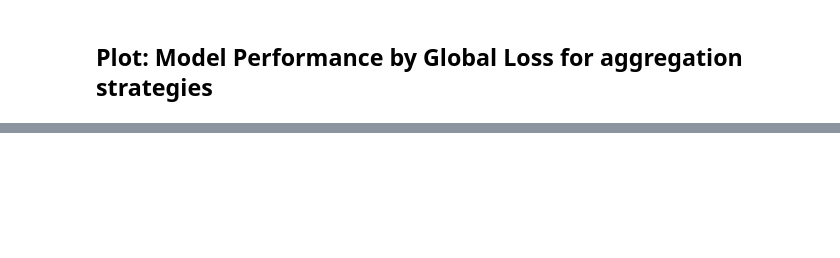
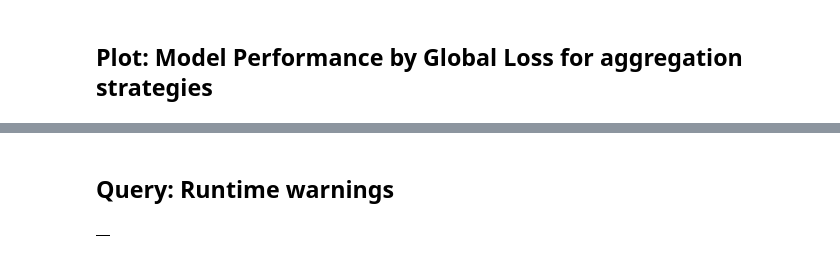
Before and after one commit to SW9-10-DS-AAU/IHF-DFL, a Jupyter notebook: analysis/analysis-2.ipynb, the cells around one changed output, grey strips where cells are left out. Saved outputs shown, nothing was run; the diff lists cells and outputs as text; code cells hidden in the pictures; blank space fills up the shorter version.

```diff
--- a/analysis/analysis-2.ipynb
+++ b/analysis/analysis-2.ipynb
@@ -117,0 +131,9 @@ fig = plot_global_loss_by_aggregation_strategy(vals)
+# %% [markdown]
+## Query: Runtime warnings
+# %%
+# data = res['setup'] does not work
+
+data = res['warnings']
+data
+# %% [output]
+|  |
```
Also changed, not shown: parts of 4 cells of this notebook, 8 other files.
